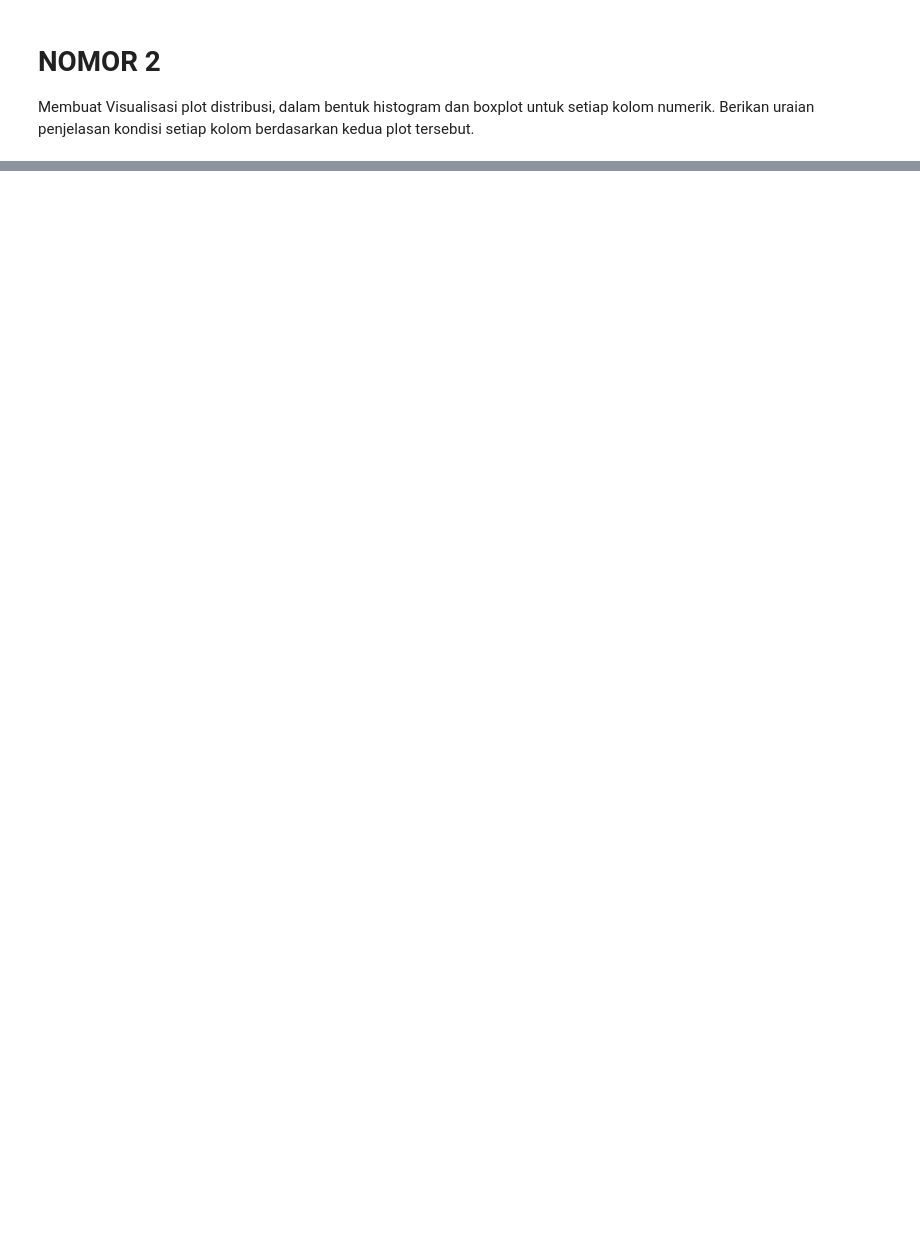
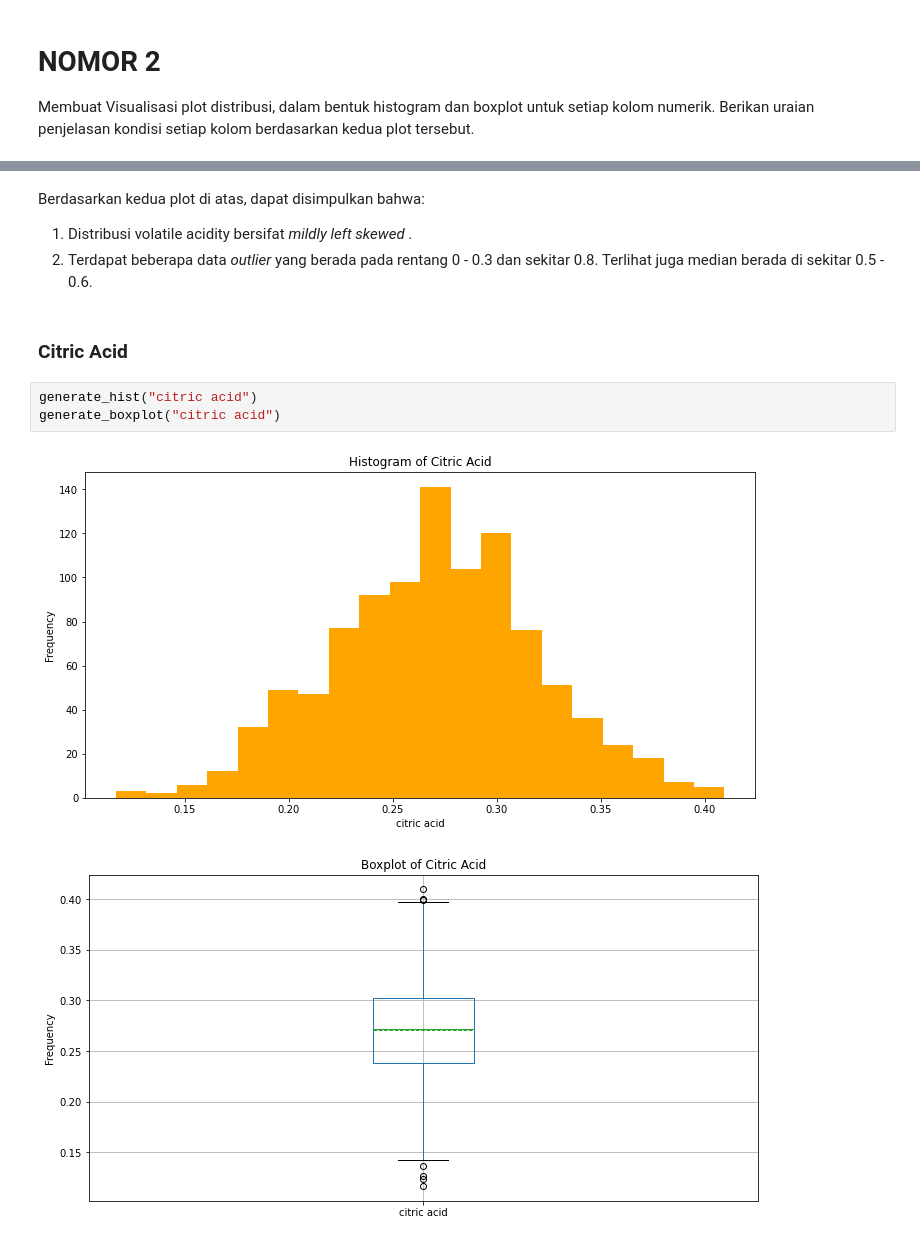
Before and after one commit to JeffreyChow19/probability-statistics, a Jupyter notebook: src/prob-2.ipynb, the cells around one changed output, grey strips where cells are left out. Saved outputs shown, nothing was run; the diff lists cells and outputs as text; blank space fills up the shorter version.

```diff
--- a/src/prob-2.ipynb
+++ b/src/prob-2.ipynb
@@ -16,0 +62,12 @@ df.head()
+# %% [markdown]
+Berdasarkan kedua plot di atas, dapat disimpulkan bahwa:
+1. Distribusi volatile acidity bersifat <i> mildly left skewed </i>.
+2. Terdapat beberapa data <i>outlier</i> yang berada pada rentang 0 - 0.3 dan sekitar 0.8. Terlihat juga median berada di sekitar 0.5 - 0.6.
+# %% [markdown]
+### Citric Acid
+# %%
+generate_hist("citric acid")
+generate_boxplot("citric acid")
+# %% [output]
+[figure, added]
+[figure, added]
```
Also changed, not shown: parts of 33 cells of this notebook.
